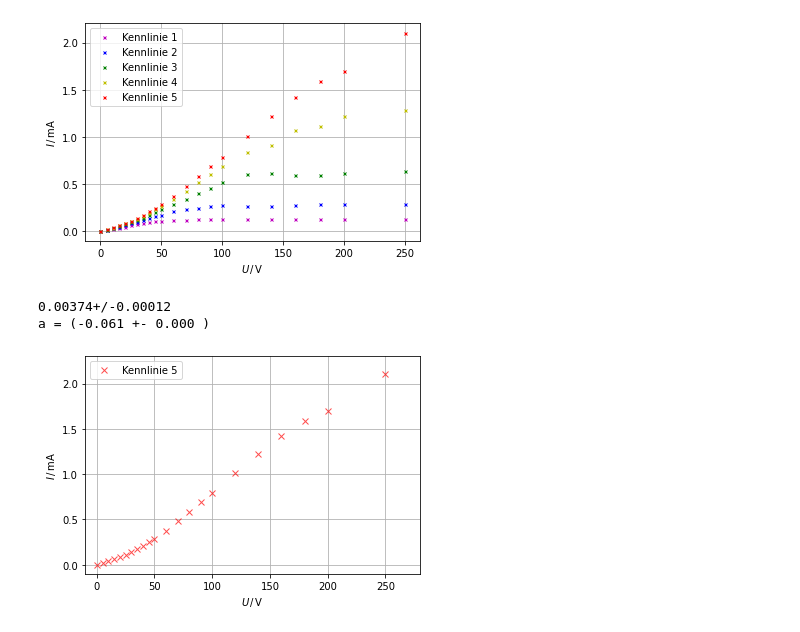
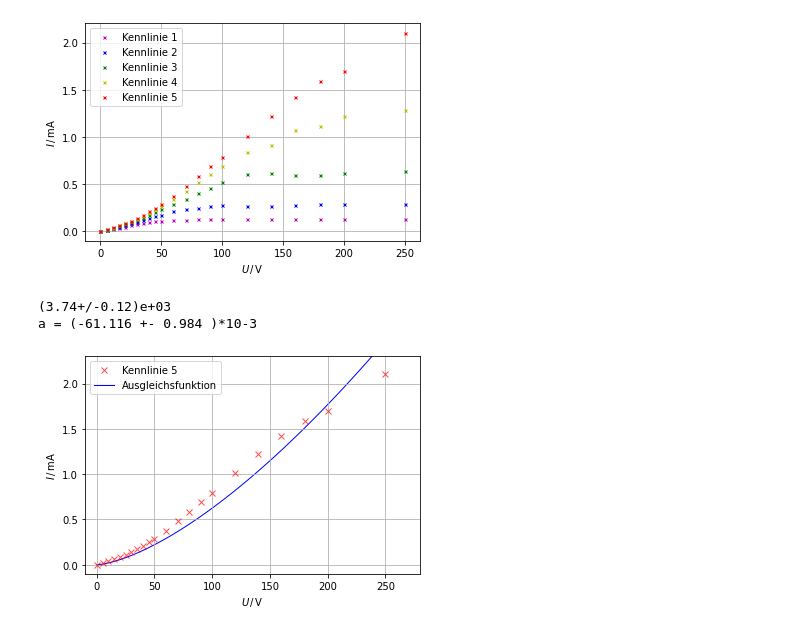
Before and after one commit to waerther/grundpraktikum2, a Jupyter notebook: v504/auswertung.ipynb, the cells around one changed output. Saved outputs shown, nothing was run; the diff lists cells and outputs as text; code cells hidden in the pictures.

```diff
--- a/v504/auswertung.ipynb
+++ b/v504/auswertung.ipynb
@@ -143,25 +143,30 @@ plt.grid(True)
 [figure]
 # %%
 plt.plot(U, k5, 'xr', label = "Kennlinie 5", zorder=2, alpha = 0.7)
-
-plt.xlabel(r'$U \, / \, \mathrm{V}$')
-plt.ylabel(r'$I \, / \, \mathrm{mA}$')
-plt.legend(loc="best")
-plt.grid(True)
-plt.xlim(-10, 280)
-plt.ylim(-0.1, 2.3)
 
 def lsr(u, a):
     return (4/9) * const.epsilon_0 * np.sqrt(2 * const.elementary_charge/ const.electron_mass) * u**(3/2)/a**2
 
 para, pcov = curve_fit(lsr, U, k5)
 a = para
 fa = np.sqrt(np.diag(pcov))
 
 ua = ufloat(a, fa)
+
+xx = np.linspace(0, 280, 100)
+plt.plot(xx, lsr(xx, noms(ua)), '-b', label = "Ausgleichsfunktion", linewidth = 1, zorder=1)
+
+plt.xlabel(r'$U \, / \, \mathrm{V}$')
+plt.ylabel(r'$I \, / \, \mathrm{mA}$')
+plt.legend(loc="best")
+plt.grid(True)
+plt.xlim(-10, 280)
+plt.ylim(-0.1, 2.3)
+
+ua = ua*10**3
 print(ua**2)
-print('a = (%.3f +- %.3f )' % (noms(a), stds(a)))
+print('a = (%.3f +- %.3f )*10-3' % (noms(ua), stds(ua)))
 # %% [output]
-0.00374+/-0.00012
-a = (-0.061 +- 0.000 )
+(3.74+/-0.12)e+03
+a = (-61.116 +- 0.984 )*10-3
-[figure, old version]
+[figure, new version]
```
Also changed, not shown: 3 other files.
